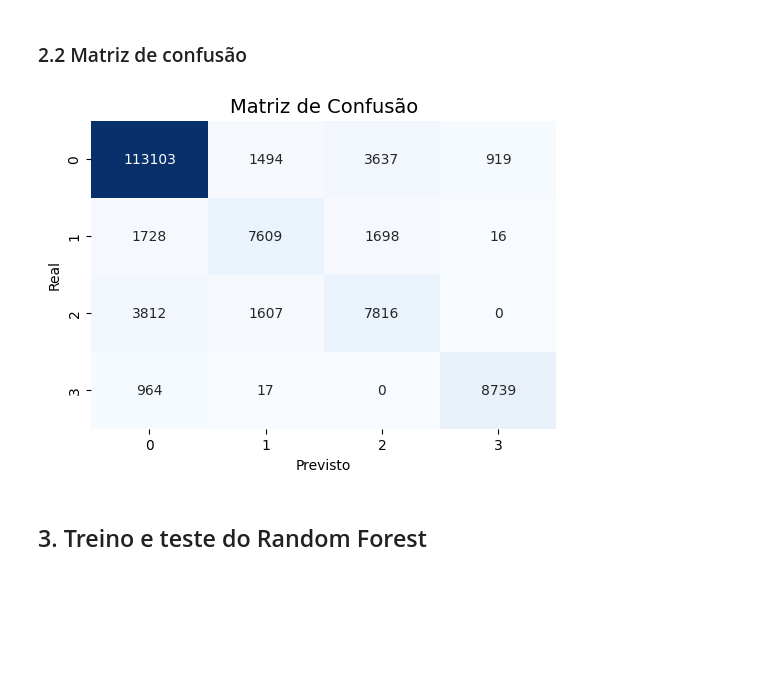
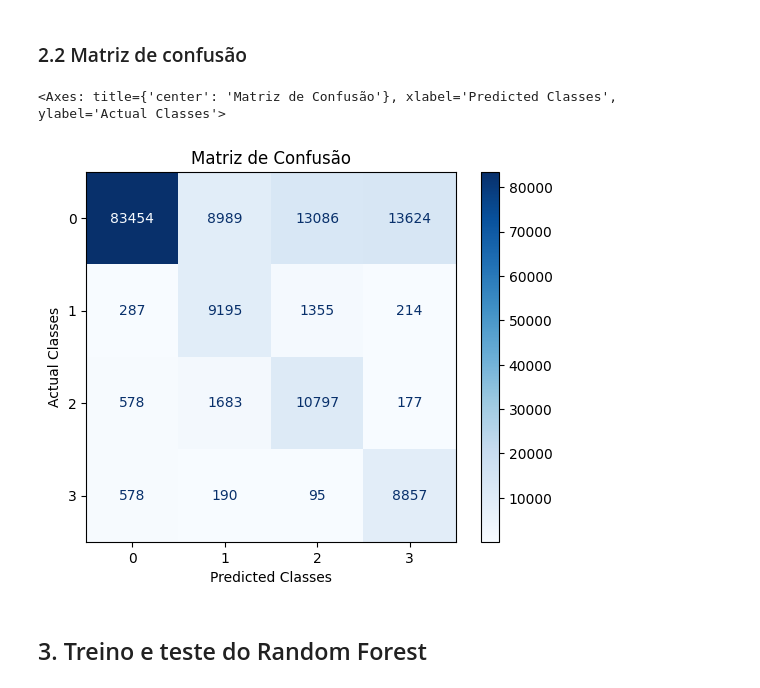
Before and after one commit to jtlimo/ccm-102, a Jupyter notebook: main.ipynb, the cells around one changed output. Saved outputs shown, nothing was run; the diff lists cells and outputs as text; code cells hidden in the pictures; blank space fills up the shorter version.

Commit message:
Refatoração - Adicionado métodos auxiliares para visualização dos gráficos (#18)
* feat: add graphic plot

* ref: graphics and tables

```diff
--- a/main.ipynb
+++ b/main.ipynb
@@ -100,21 +184,28 @@ X_train, X_test, y_train, y_test = train_test_split(X, y, test_size=0.3, random_
+# %%
+scaler = StandardScaler()
+X_train_scaled = scaler.fit_transform(X_train)
+X_test_scaled = scaler.transform(X_test)
+
+pca = PCA()
+X_train_pca = pca.fit_transform(X_train_scaled)
+X_test_pca = pca.transform(X_test_scaled)
+
+rus = RandomUnderSampler(random_state=42)
+y_train_int = pd.to_numeric(y_train, errors='coerce')
+
+
+X_train_res, y_train_res = rus.fit_resample(X_train_pca, y_train) # type: ignore
 # %% [markdown]
 ## 2. Treino e teste do K-NN
 # %%
 cl_sklearn = KNeighborsClassifier(n_neighbors=3)
-cl_sklearn.fit(X_train, y_train)
-y_pred = cl_sklearn.predict(X_test)
+cl_sklearn.fit(X_train_res, y_train_res) # type: ignore
+y_pred = cl_sklearn.predict(X_test_pca)
 # %% [markdown]
 ### 2.1 Métricas de desempenho do K-NN
 # %%
-accuracy = accuracy_score(y_test, y_pred)
-cm = confusion_matrix(y_test, y_pred)
-f1 = f1_score(y_test, y_pred, average='weighted')
-precision = precision_score(y_test, y_pred, average='weighted')
-recall = recall_score(y_test, y_pred, average='weighted')
+cm = ConfusionMatrix(actual_vector=y_test,predict_vector=y_pred)
 
-print(f"Accuracy of KNN Classifier: {accuracy:.4f}")
-print(f"F1 Score: {f1:.4f}")
-print(f"Precision Score: {precision:.4f}")
-print(f"Recall Score: {recall:.4f}")
-print(f"Error: {1 - accuracy:.4f}")
+weighted_metrics_knn = get_weighted_metrics(cm)
+print_weighted_metrics(weighted_metrics_knn)
 # %% [output]
@@ -126,15 +221,10 @@ Error: 0.1038
 # %% [markdown]
 ### 2.2 Matriz de confusão
 # %%
-plt.figure(figsize=(6, 4))
-sns.heatmap(cm, annot=True, fmt="d", cmap="Blues", cbar=False)
-
-plt.title("Matriz de Confusão", fontsize=14)
-plt.xlabel("Previsto")
-plt.ylabel("Real")
-plt.show()
+cm.plot(number_label=True, title="Matriz de Confusão", cmap=plt.cm.Blues) # type: ignore
 # %% [output]
+<Axes: title={'center': 'Matriz de Confusão'}, xlabel='Predicted Classes', ylabel='Actual Classes'>
-[figure, old version]
+[figure, new version]
 # %% [markdown]
 ## 3. Treino e teste do Random Forest
 # %%
```
Also changed, not shown: parts of 24 cells of this notebook.
